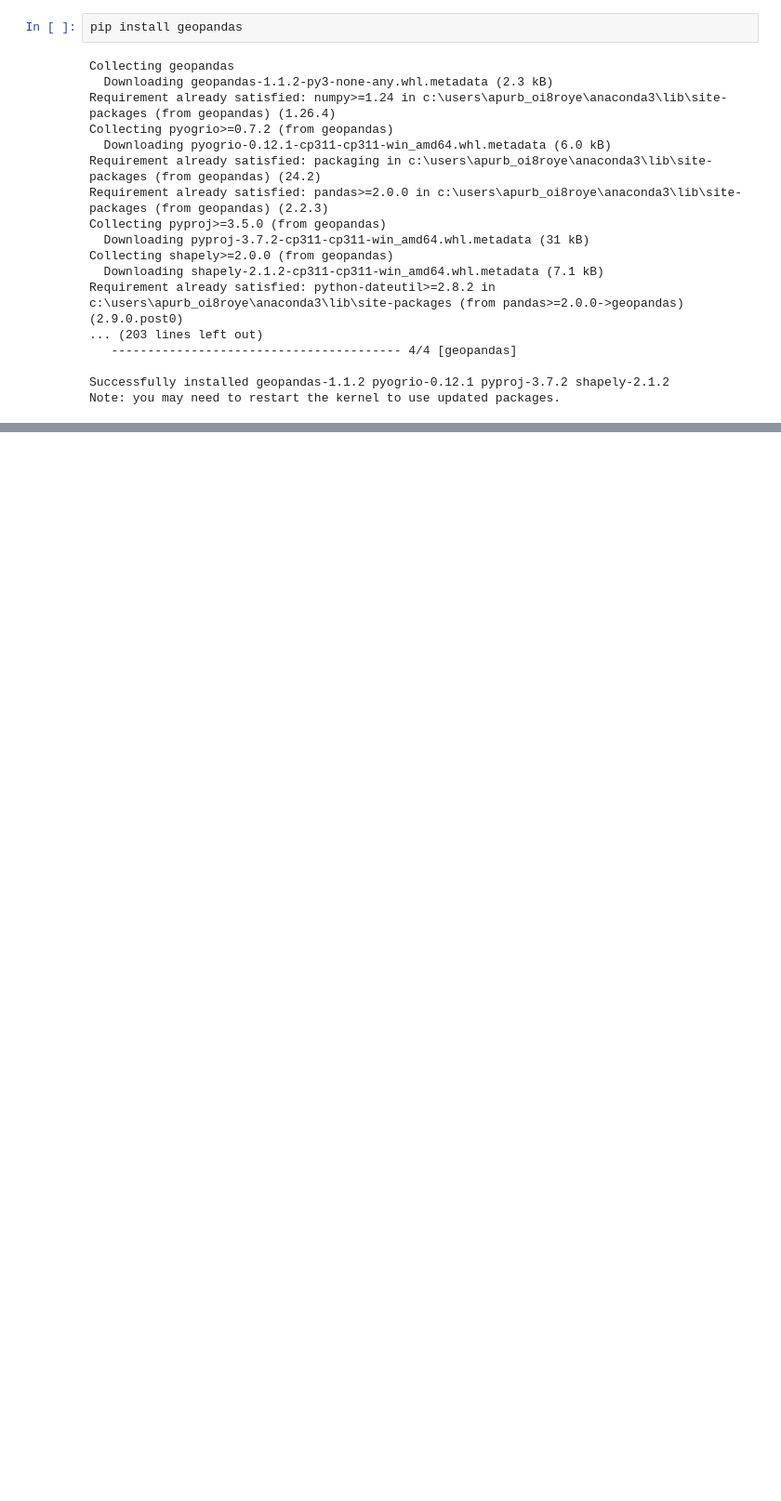
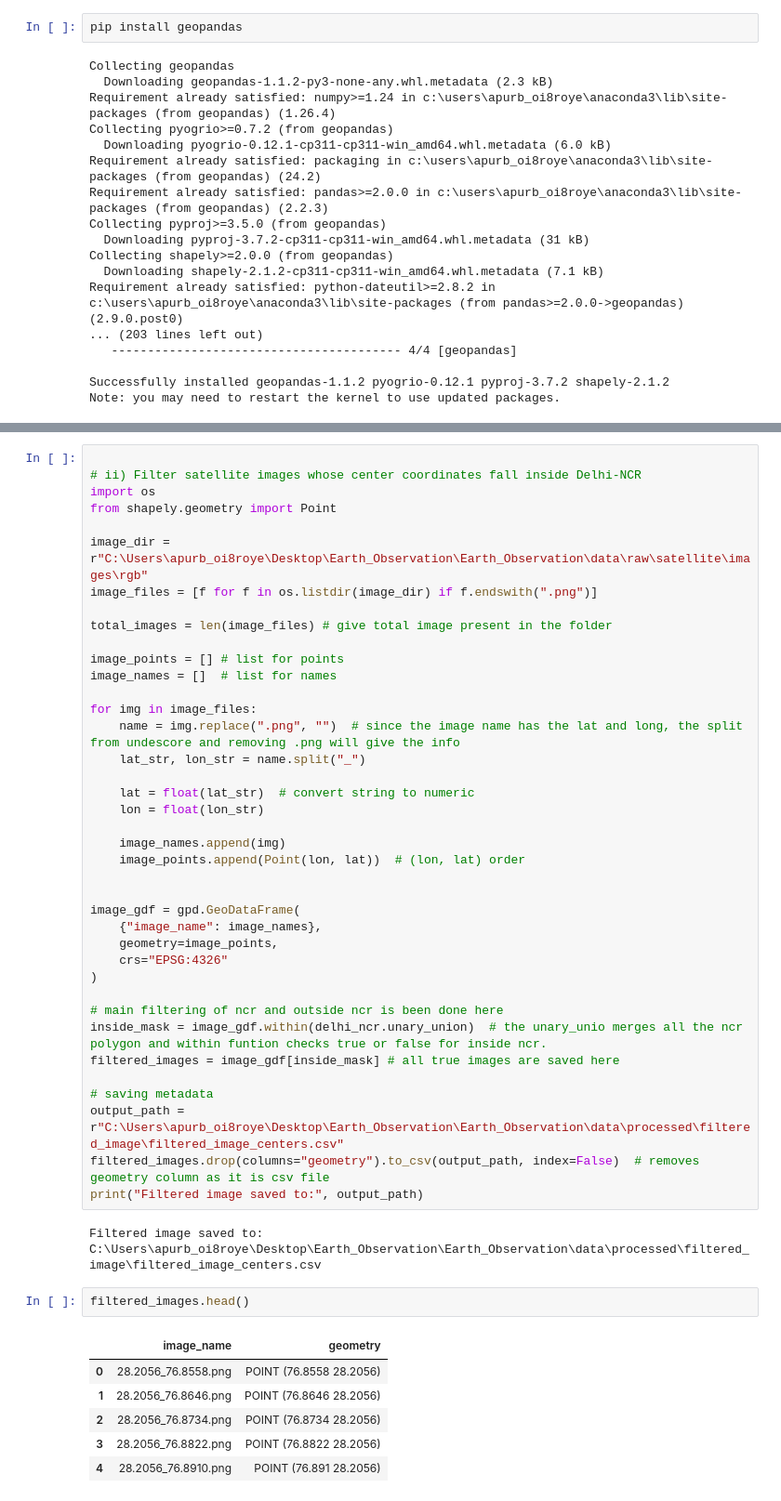
Before and after one commit to apurbasbjk30/Earth_Observation, a Jupyter notebook: scripts/Q1_spatial_reasoing.ipynb, the cells around one changed output, grey strips where cells are left out. Shown at 93% size. Saved outputs shown, nothing was run; the diff lists cells and outputs as text; blank space fills up the shorter version.

```diff
--- a/scripts/Q1_spatial_reasoing.ipynb
+++ b/scripts/Q1_spatial_reasoing.ipynb
@@ -109,0 +103,50 @@ Note: you may need to restart the kernel to use updated packages.
+# %%
+
+# ii) Filter satellite images whose center coordinates fall inside Delhi-NCR
+import os
+from shapely.geometry import Point
+
+image_dir = r"C:\Users\apurb_oi8roye\Desktop\Earth_Observation\Earth_Observation\data\raw\satellite\images\rgb"
+image_files = [f for f in os.listdir(image_dir) if f.endswith(".png")]
+
+total_images = len(image_files) # give total image present in the folder
+
+image_points = [] # list for points
+image_names = []  # list for names
+
+for img in image_files:
+    name = img.replace(".png", "")  # since the image name has the lat and long, the split from undescore and removing .png will give the info
+    lat_str, lon_str = name.split("_")
+
+    lat = float(lat_str)  # convert string to numeric
+    lon = float(lon_str)
+
+    image_names.append(img)
+    image_points.append(Point(lon, lat))  # (lon, lat) order
+
+
+image_gdf = gpd.GeoDataFrame(
+    {"image_name": image_names},
+    geometry=image_points,
+    crs="EPSG:4326"
+)
+
+# main filtering of ncr and outside ncr is been done here
+inside_mask = image_gdf.within(delhi_ncr.unary_union)  # the unary_unio merges all the ncr polygon and within funtion checks true or false for inside ncr.
+filtered_images = image_gdf[inside_mask] # all true images are saved here
+
+# saving metadata
+output_path = r"C:\Users\apurb_oi8roye\Desktop\Earth_Observation\Earth_Observation\data\processed\filtered_image\filtered_image_centers.csv"
+filtered_images.drop(columns="geometry").to_csv(output_path, index=False)  # removes geometry column as it is csv file
+print("Filtered image saved to:", output_path)
+# %% [output]
+Filtered image saved to: C:\Users\apurb_oi8roye\Desktop\Earth_Observation\Earth_Observation\data\processed\filtered_image\filtered_image_centers.csv
+# %%
+filtered_images.head()
+# %% [output]
+|  | image_name | geometry |
+| 0 | 28.2056_76.8558.png | POINT (76.8558 28.2056) |
+| 1 | 28.2056_76.8646.png | POINT (76.8646 28.2056) |
+| 2 | 28.2056_76.8734.png | POINT (76.8734 28.2056) |
+| 3 | 28.2056_76.8822.png | POINT (76.8822 28.2056) |
+| 4 | 28.2056_76.8910.png | POINT (76.891 28.2056) |
```
Also changed, not shown: parts of 3 cells of this notebook, 2 other files.
